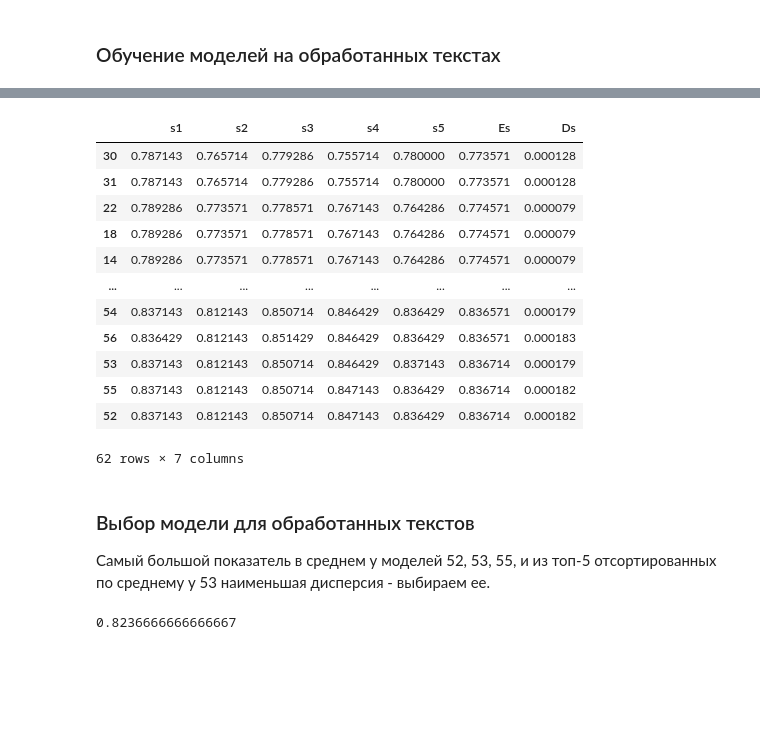
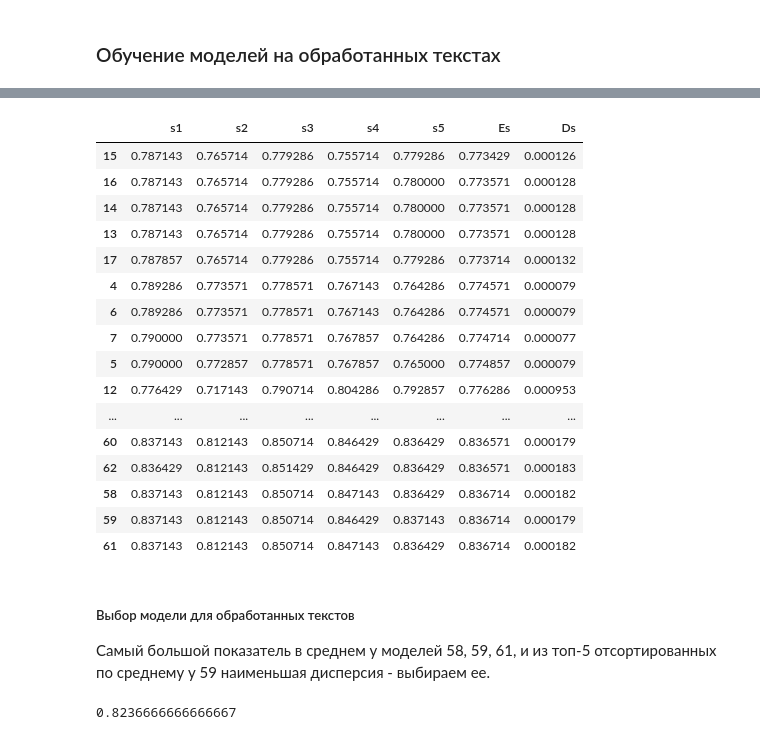
Before and after one commit to vvubbalubba/Task_ISP, a Jupyter notebook: Задание ИСП.ipynb, the cells around one changed output, grey strips where cells are left out. Drawn from its saved outputs; the diff is of its cells as text; code cells hidden in the pictures; blank space fills up the shorter version.

```diff
--- a/Задание ИСП.ipynb
+++ b/Задание ИСП.ipynb
@@ -271,8 +286,9 @@ scores.sort_values(by = 'Es')
 # %%
-model = LogisticRegression(penalty = params[56][0],
-                               C = params[56][1],
-                               class_weight = params[56][2],
-                               solver = params[56][3])
+number = 62
+model = LogisticRegression(penalty = params[number][0],
+                               C = params[number][1],
+                               class_weight = params[number][2],
+                               solver = params[number][3])
 model.fit(untreated_words_train, overalls_train)
 prediction = model.predict(untreated_words_test)
 score = accuracy_score(overalls_test, prediction)
@@ -282,9 +303,9 @@ print(score)
 # %% [markdown]
 ### Обучение моделей на обработанных текстах
 # %%
-s2 = np.zeros((62, 7))
+s2 = np.zeros((l, 7))
 
-for i in range(62):
+for i in range(l):
     model = LogisticRegression(penalty = params[i][0],
                                C = params[i][1],
                                class_weight = params[i][2],
@@ -297,10 +318,7 @@ for i in range(62):
 
         model.fit(x_train, y_train)
         prediction = model.predict(x_test)
-        s[i][k] = accuracy_score(y_test, prediction)
+        s2[i][k] = accuracy_score(y_test, prediction)
         k += 1
-    s[i][5] = np.mean(s[i][:5]) # считаем среднее
-    s[i][6] = np.var(s[i][:5]) # считаем дисперсию
-
-scores2 = pd.DataFrame(s, columns = ('s1', 's2', 's3', 's4', 's5', 'Es', 'Ds'))
-scores2
+    s2[i][5] = np.mean(s[i][:5]) # считаем среднее
+    s2[i][6] = np.var(s[i][:5]) # считаем дисперсию
@@ -321,20 +325,25 @@ scores2
-# %%
-scores2.sort_values(by = 'Es')
-# %% [output]
-|  | s1 | s2 | s3 | s4 | s5 | Es | Ds |
-| 30 | 0.787143 | 0.765714 | 0.779286 | 0.755714 | 0.780000 | 0.773571 | 0.000128 |
-| 31 | 0.787143 | 0.765714 | 0.779286 | 0.755714 | 0.780000 | 0.773571 | 0.000128 |
-| 22 | 0.789286 | 0.773571 | 0.778571 | 0.767143 | 0.764286 | 0.774571 | 0.000079 |
-| 18 | 0.789286 | 0.773571 | 0.778571 | 0.767143 | 0.764286 | 0.774571 | 0.000079 |
-| 14 | 0.789286 | 0.773571 | 0.778571 | 0.767143 | 0.764286 | 0.774571 | 0.000079 |
-| ... | ... | ... | ... | ... | ... | ... | ... |
-| 54 | 0.837143 | 0.812143 | 0.850714 | 0.846429 | 0.836429 | 0.836571 | 0.000179 |
-| 56 | 0.836429 | 0.812143 | 0.851429 | 0.846429 | 0.836429 | 0.836571 | 0.000183 |
-| 53 | 0.837143 | 0.812143 | 0.850714 | 0.846429 | 0.837143 | 0.836714 | 0.000179 |
-| 55 | 0.837143 | 0.812143 | 0.850714 | 0.847143 | 0.836429 | 0.836714 | 0.000182 |
-| 52 | 0.837143 | 0.812143 | 0.850714 | 0.847143 | 0.836429 | 0.836714 | 0.000182 |
-62 rows × 7 columns
+# %%
+scores2 = pd.DataFrame(s2, columns = ('s1', 's2', 's3', 's4', 's5', 'Es', 'Ds'))
+scores2.sort_values(by = 'Es')
+# %% [output]
+|  | s1 | s2 | s3 | s4 | s5 | Es | Ds |
+| 15 | 0.787143 | 0.765714 | 0.779286 | 0.755714 | 0.779286 | 0.773429 | 0.000126 |
+| 16 | 0.787143 | 0.765714 | 0.779286 | 0.755714 | 0.780000 | 0.773571 | 0.000128 |
+| 14 | 0.787143 | 0.765714 | 0.779286 | 0.755714 | 0.780000 | 0.773571 | 0.000128 |
+| 13 | 0.787143 | 0.765714 | 0.779286 | 0.755714 | 0.780000 | 0.773571 | 0.000128 |
+| 17 | 0.787857 | 0.765714 | 0.779286 | 0.755714 | 0.779286 | 0.773714 | 0.000132 |
+| 4 | 0.789286 | 0.773571 | 0.778571 | 0.767143 | 0.764286 | 0.774571 | 0.000079 |
+| 6 | 0.789286 | 0.773571 | 0.778571 | 0.767143 | 0.764286 | 0.774571 | 0.000079 |
+| 7 | 0.790000 | 0.773571 | 0.778571 | 0.767857 | 0.764286 | 0.774714 | 0.000077 |
+| 5 | 0.790000 | 0.772857 | 0.778571 | 0.767857 | 0.765000 | 0.774857 | 0.000079 |
+| 12 | 0.776429 | 0.717143 | 0.790714 | 0.804286 | 0.792857 | 0.776286 | 0.000953 |
+| ... | ... | ... | ... | ... | ... | ... | ... |
+| 60 | 0.837143 | 0.812143 | 0.850714 | 0.846429 | 0.836429 | 0.836571 | 0.000179 |
+| 62 | 0.836429 | 0.812143 | 0.851429 | 0.846429 | 0.836429 | 0.836571 | 0.000183 |
+| 58 | 0.837143 | 0.812143 | 0.850714 | 0.847143 | 0.836429 | 0.836714 | 0.000182 |
+| 59 | 0.837143 | 0.812143 | 0.850714 | 0.846429 | 0.837143 | 0.836714 | 0.000179 |
+| 61 | 0.837143 | 0.812143 | 0.850714 | 0.847143 | 0.836429 | 0.836714 | 0.000182 |
 # %% [markdown]
-###  Выбор модели для обработанных текстов
-Самый большой показатель в среднем у моделей 52, 53, 55, и из топ-5 отсортированных по среднему у 53 наименьшая дисперсия - выбираем ее.
+#####  Выбор модели для обработанных текстов
+Самый большой показатель в среднем у моделей 58, 59, 61, и из топ-5 отсортированных по среднему у 59 наименьшая дисперсия - выбираем ее.
 # %%
```
Also changed, not shown: parts of 10 cells of this notebook.
